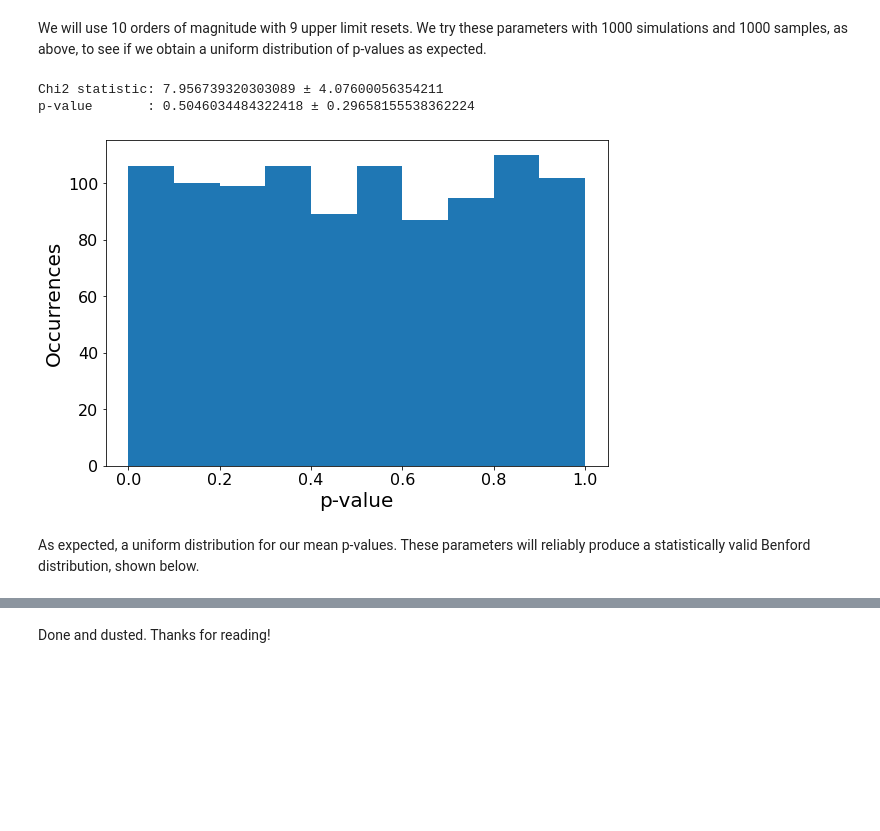
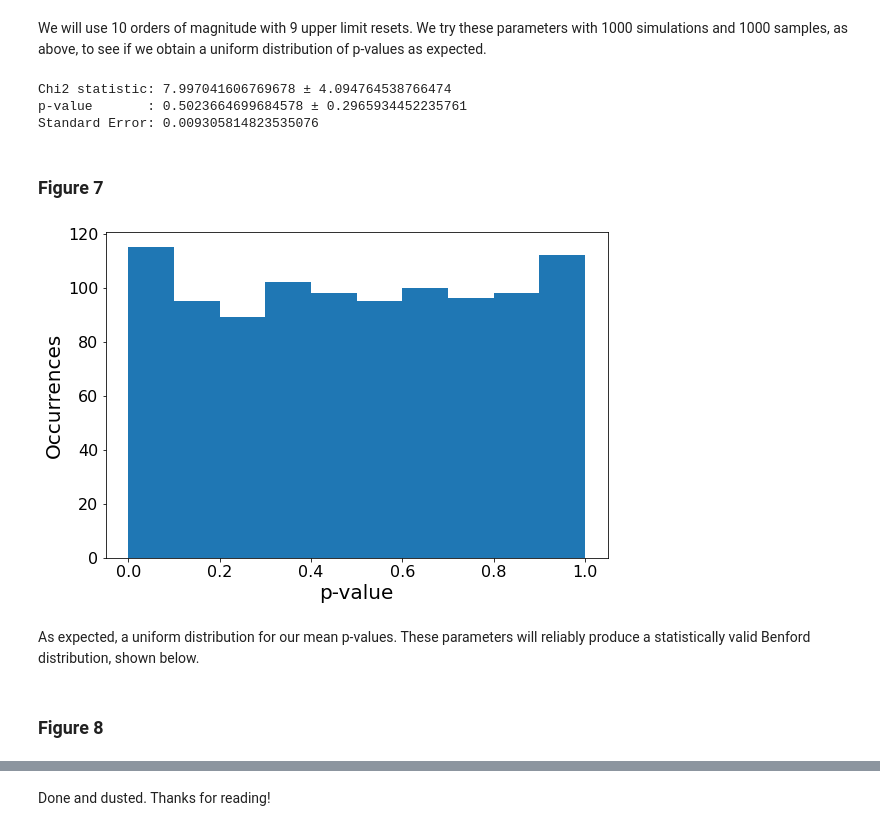
Before and after one commit to JohnMcGrane/Simulating_Benford, a Jupyter notebook: MonteCarloBenford.ipynb, the cells around one changed output, grey strips where cells are left out. Saved outputs shown, nothing was run; the diff lists cells and outputs as text; code cells hidden in the pictures; blank space fills up the shorter version.

```diff
--- a/MonteCarloBenford.ipynb
+++ b/MonteCarloBenford.ipynb
@@ -167,18 +174,24 @@ plt.show()
 This visualization shows that there are many combinations of the oom and ulresets parameters that will yield a proper Benford distribution. At low values for the oom parameter, the highest average p-value in each row is achieved where the ulresets is equal to the oom parameter minus one. At higher values for the oom parameter, a notable trend is that the ulresets parameter should not exceed the oom parameter as this leads to a rapidly decreasing average p-value. Because the oom = ulresets+1 combination works at low oom values and stays valid at high oom values as well, this approach to parameterization will be used.
 # %% [markdown]
 We will use 10 orders of magnitude with 9 upper limit resets. We try these parameters with 1000 simulations and 1000 samples, as above, to see if we obtain a uniform distribution of p-values as expected.
-# %%
-n_simulations(n_sims = 1000, samples = 1000, oom = 10, ulresets = 9)
-pvals1k_2, chi2_1k_2 = n_simulations(n_sims = 1000, samples = 1000, oom = 10, ulresets = 9, output = False)
-# %% [output]
-Chi2 statistic: 7.956739320303089 ± 4.07600056354211
-p-value       : 0.5046034484322418 ± 0.29658155538362224
+# %%
+pvals, chisqds = n_simulations(n_sims = 1000, samples = 1000, oom = 10, ulresets = 9, output = False)
+print(f"Chi2 statistic: {np.mean(chisqds)} ± {np.std(chisqds)}\np-value       : {np.mean(pvals)} ± {np.std(pvalues)}")
+print(f"Standard Error: {np.std(pvals)/np.sqrt(pvals.size)}")
+# %% [output]
+Chi2 statistic: 7.997041606769678 ± 4.094764538766474
+p-value       : 0.5023664699684578 ± 0.2965934452235761
+Standard Error: 0.009305814823535076
+# %% [markdown]
+### Figure 7
 # %%
-pval_graph(pvals1k_2)
+pval_graph(pvals)
 # %% [output]
-[figure, old version]
+[figure, new version]
 # %% [markdown]
 As expected, a uniform distribution for our mean p-values. These parameters will reliably produce a statistically valid Benford distribution, shown below.
+# %% [markdown]
+### Figure 8
 # %%
 showBenford(simulateBenford(samples=1000,oom=10,ulresets=9))
 # %% [output]
```
Also changed, not shown: parts of 22 cells of this notebook.
